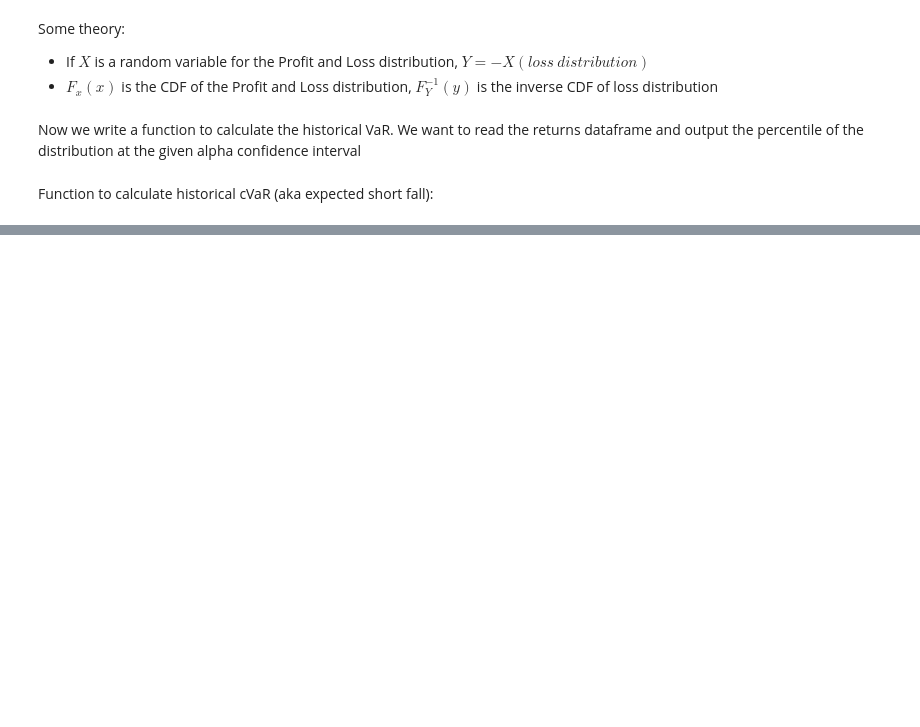
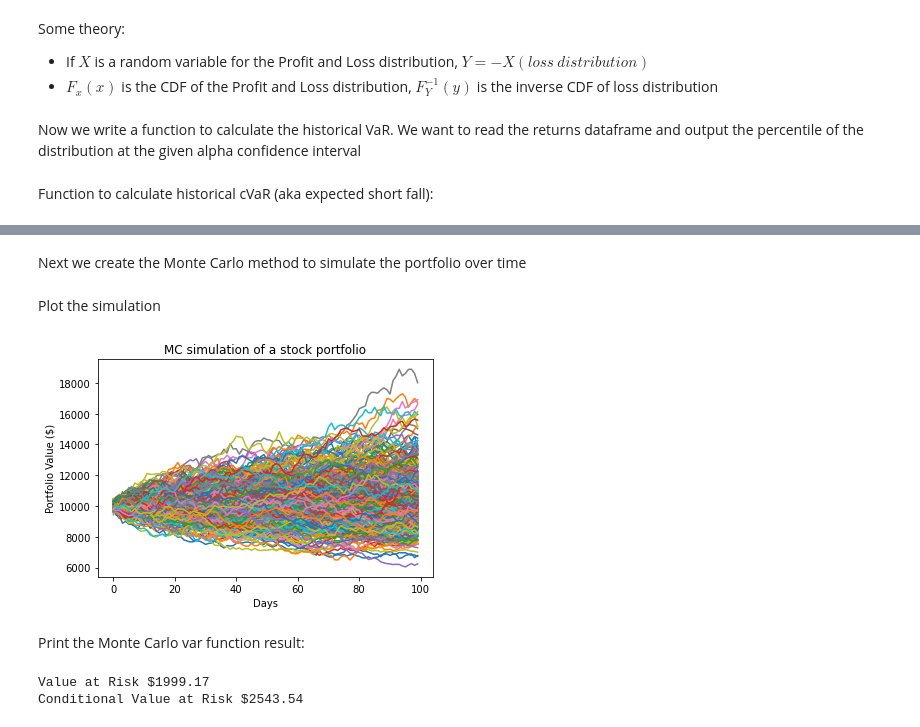
Before and after one commit to nghiale0811/Trading-Indicator, a Jupyter notebook: Value at Risk.ipynb, the cells around one changed output, grey strips where cells are left out. Drawn from its saved outputs; the diff is of its cells as text; code cells hidden in the pictures; blank space fills up the shorter version.

```diff
--- a/Value at Risk.ipynb
+++ b/Value at Risk.ipynb
@@ -133,0 +211,22 @@ Conditional value at risk at 95% confidence interval:  4665.0
+# %% [markdown]
+Next we create the Monte Carlo method to simulate the portfolio over time
+# %%
+# Monte Carlo Method
+mc_sims = 400 # number of simulations
+time = 100 #timeframe in days
+
+mean_matrix = np.full(shape=(time, len(weights)), fill_value=mean_return)
+mean_matrix = mean_matrix.T
+
+portfolio_sims = np.full(shape=(time, mc_sims), fill_value=0.0)
+
+initial_portfolio = 10000
+
+for m in range(0, mc_sims):
+    # MC loops
+    Z = np.random.normal(size=(time, len(weights)))
+    L = np.linalg.cholesky(cov_matrix)
+    daily_returns = mean_matrix + np.inner(L, Z)
+    portfolio_sims[:,m] = np.cumprod(np.inner(weights, daily_returns.T) + 1) * initial_portfolio
+# %% [markdown]
+Plot the simulation
@@ -133,0 +235,21 @@ Conditional value at risk at 95% confidence interval:  4665.0
+# %%
+plt.plot(portfolio_sims)
+plt.ylabel('Portfolio Value ($)')
+plt.xlabel('Days')
+plt.title('MC simulation of a stock portfolio')
+plt.show()
+# %% [output]
+[figure, added]
+# %% [markdown]
+Print the Monte Carlo var function result:
+# %%
+results = pd.Series(portfolio_sims[-1,:])
+
+var = initial_portfolio - mc_var(results, alpha=5)
+cvar = initial_portfolio - mc_cvar(results, alpha=5)
+
+print('Value at Risk ${}'.format(round(var, 2)))
+print('Conditional Value at Risk ${}'.format(round(cvar, 2)))
+# %% [output]
+Value at Risk $1999.17
+Conditional Value at Risk $2543.54
```
Also changed, not shown: parts of 17 cells of this notebook.
